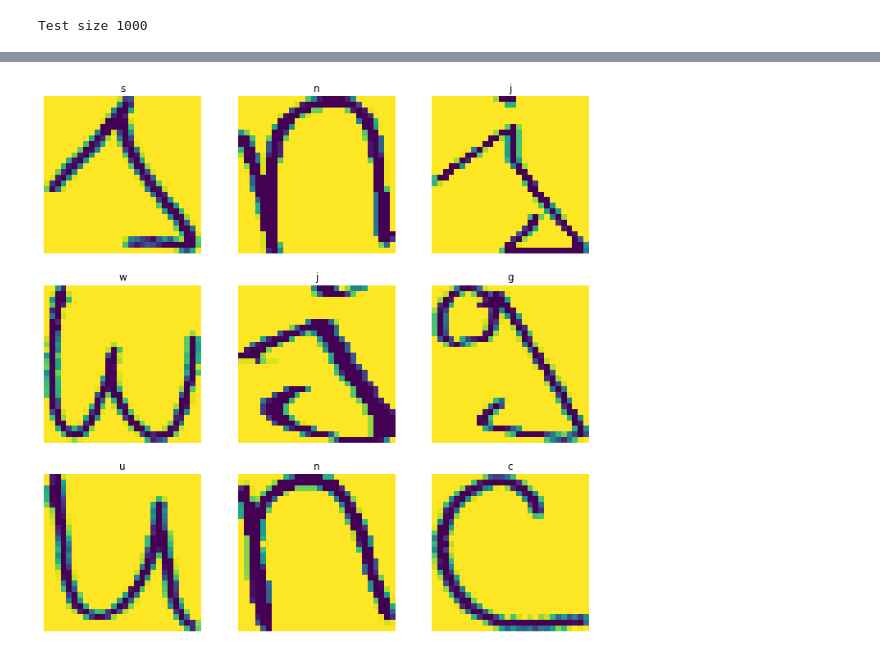
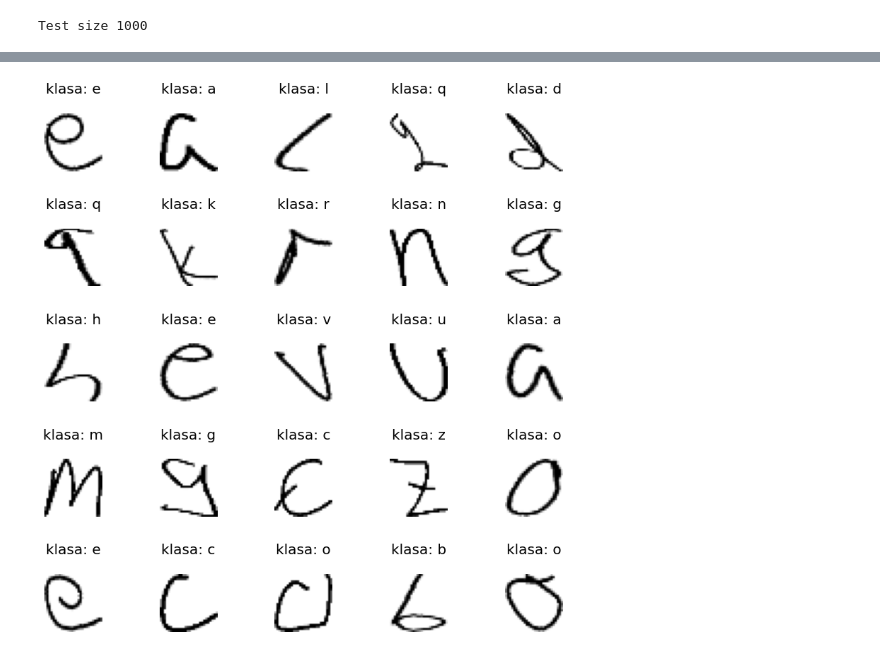
Before and after one commit to mrdakj/letters, a Jupyter notebook: one_letter_demo.ipynb, the cells around one changed output, grey strips where cells are left out. Drawn from its saved outputs; the diff is of its cells as text; code cells hidden in the pictures.

Commit message:
fixing font size, cropping images, adding model image

```diff
--- a/one_letter_demo.ipynb
+++ b/one_letter_demo.ipynb
@@ -75,7 +81,29 @@ def analyze_dataset(ds):
     plt.bar(class_names, bincounts)
     plt.show()
 # %%
-test_ds = get_data()
+train_ds, test_ds = get_data()
 print("Test size", tf.data.experimental.cardinality(test_ds).numpy())
 # %% [output]
 Test size 1000
+# %%
+train_ds = train_ds.map(process_path, num_parallel_calls=AUTOTUNE)
+train_ds = configure_for_performance(train_ds)
+# %%
+images = [[] for _ in range(26)]
+for images_labels in train_ds:
+    print(len(images_labels[1]))
+    for index in range(len(images_labels[1])):
+        label_list = list(map(lambda x: 1 if x else 0, images_labels[1][index].numpy()))
+        label = label_list.index(1)
+        img = images_labels[0][index].numpy()
+        if len(images[label]) < 10:
+            images[label].append(img)
+
+fig, axs = plt.subplots(26,10, figsize=(12,12))
+
+for i in range(26):
+    for j in range(10):
+        axs[i,j].imshow(images[i][j], cmap=plt.cm.gray)
+        axs[i,j].set_axis_off()
+        #axs[i,j].set_title(f'klasa: {label}')
+plt.savefig('report/one_letter/trening_podaci.pdf', format='pdf', bbox_inches='tight')
@@ -89,20 +123,23 @@ analyze_dataset(test_ds)
 test_ds = test_ds.map(process_path, num_parallel_calls=AUTOTUNE)
 test_ds = configure_for_performance(test_ds)
 # %%
-indexes = random.sample(range(batch_size), 9)
-fig, axs = plt.subplots(3,3, figsize=(12,12))
+indexes = random.sample(range(batch_size), 25)
+fig, axs = plt.subplots(5,5, figsize=(12,12))
+fig.tight_layout(pad=5.0)
+
 for images_labels in test_ds.take(1):
-    for i in range(3):
-        for j in range(3):
-            index = indexes[i*3+j]
+    for i in range(5):
+        for j in range(5):
+            index = indexes[i*5+j]
             label_list = list(map(lambda x: 1 if x else 0, images_labels[1][index].numpy()))
             label = class_names[label_list.index(1)]
             img = images_labels[0][index].numpy()
-            axs[i,j].imshow(img)
+            axs[i,j].imshow(img, cmap=plt.cm.gray)
             axs[i,j].set_axis_off()
-            axs[i,j].set_title(label)
+            axs[i,j].set_title(f'klasa: {label}\n', fontsize=20)
+plt.savefig('report/one_letter/test_podaci_random_25.pdf', format='pdf', bbox_inches='tight')
 # %% [output]
-[figure, old version]
+[figure, new version]
 # %%
 model = tf.keras.models.load_model(f'{model_dir}/model.h5')
 # %%
```
Also changed, not shown: parts of 8 cells of this notebook, 5 other files.
